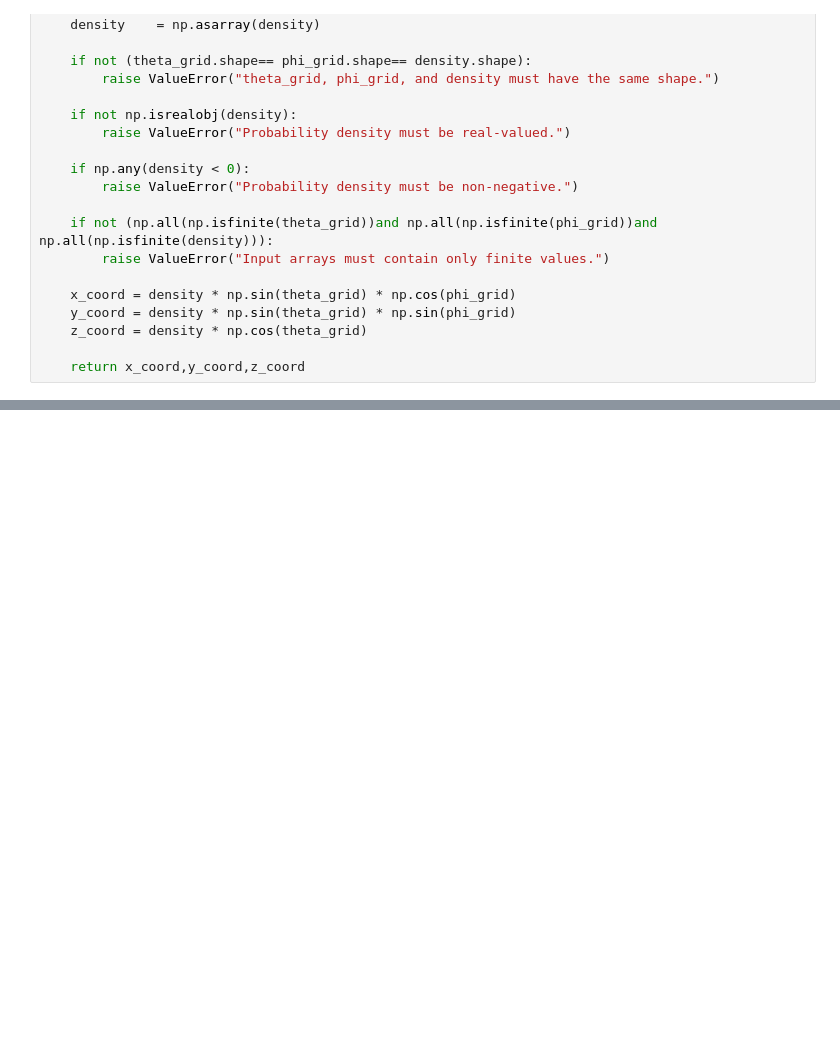
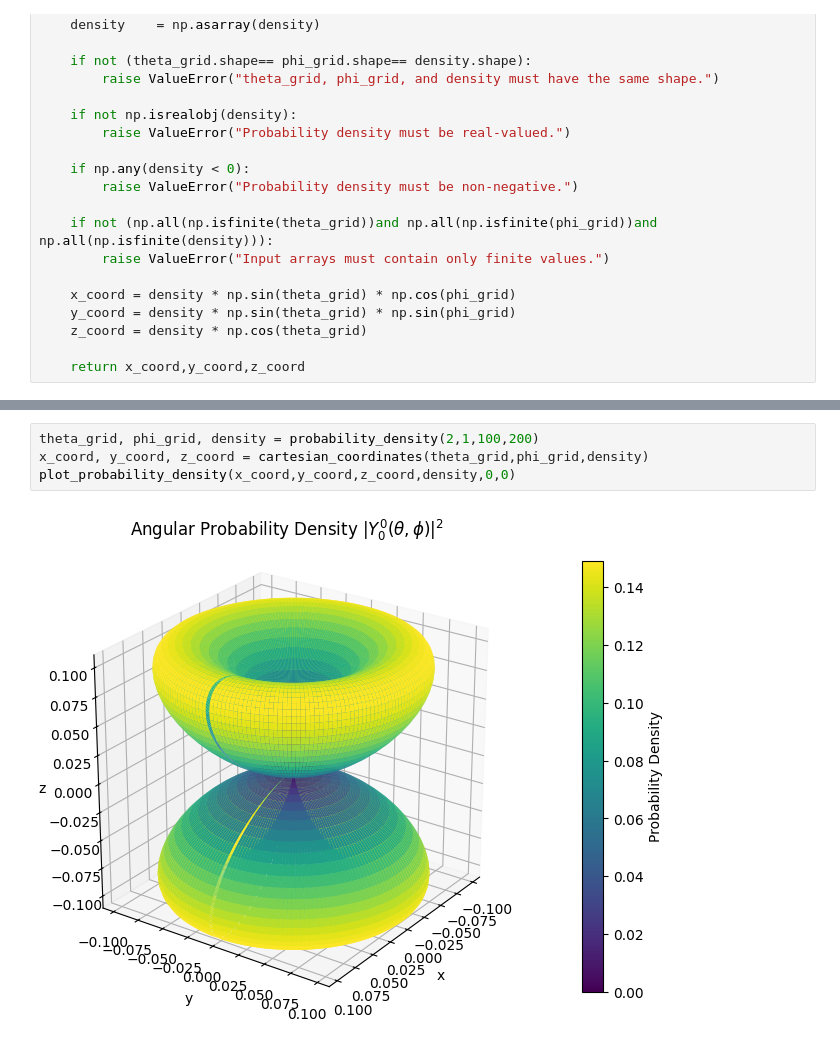
Before and after one commit to DeepakSingh169/1824006QM, a Jupyter notebook: SphericalHarmonic.ipynb, the cells around one changed output, grey strips where cells are left out. Cells and saved outputs as stored; diff of their text form; blank space fills up the shorter version.

Commit message:
plotted probability density using matplotlib

```diff
--- a/SphericalHarmonic.ipynb
+++ b/SphericalHarmonic.ipynb
@@ -127,0 +172,6 @@ def cartesian_coordinates(theta_grid,phi_grid,density):
+# %%
+theta_grid, phi_grid, density = probability_density(2,1,100,200)
+x_coord, y_coord, z_coord = cartesian_coordinates(theta_grid,phi_grid,density)
+plot_probability_density(x_coord,y_coord,z_coord,density,0,0)
+# %% [output]
+[figure, added]
```
Also changed, not shown: parts of 1 cell of this notebook.
